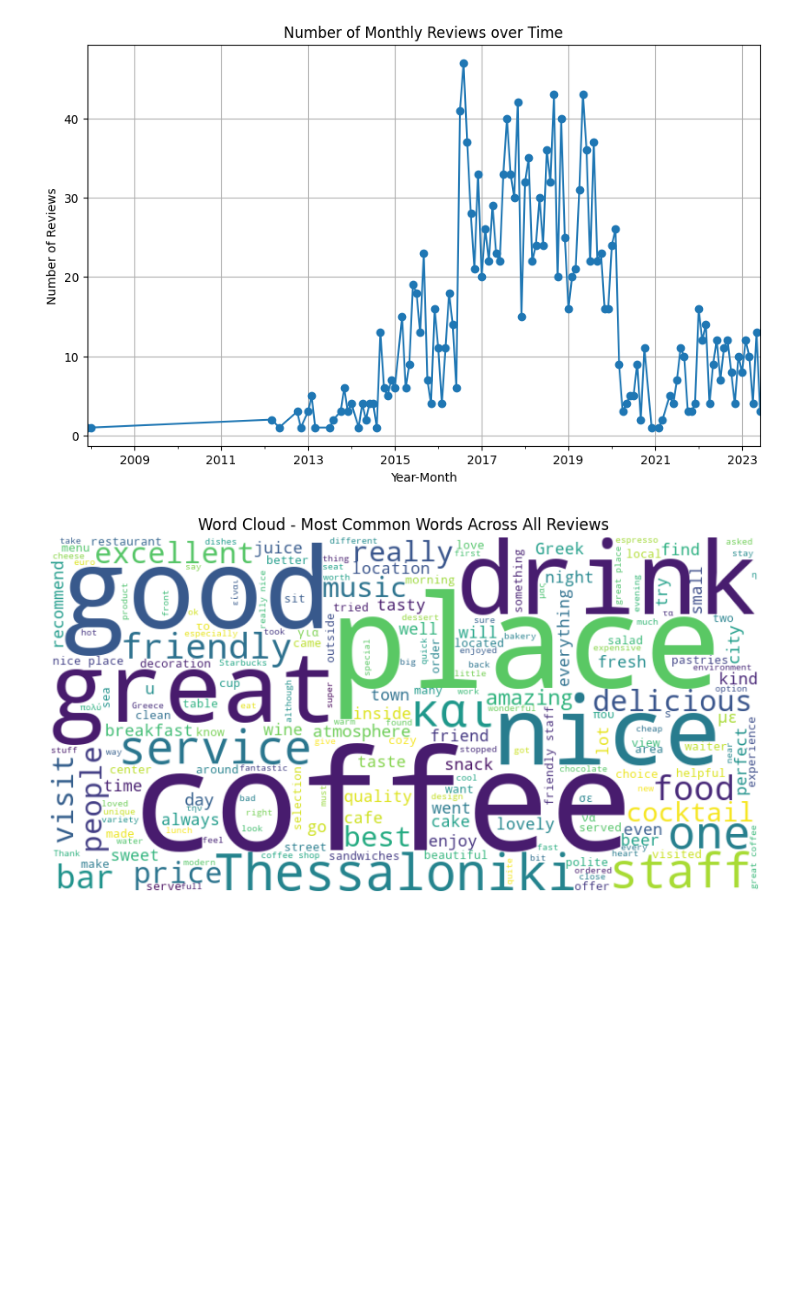
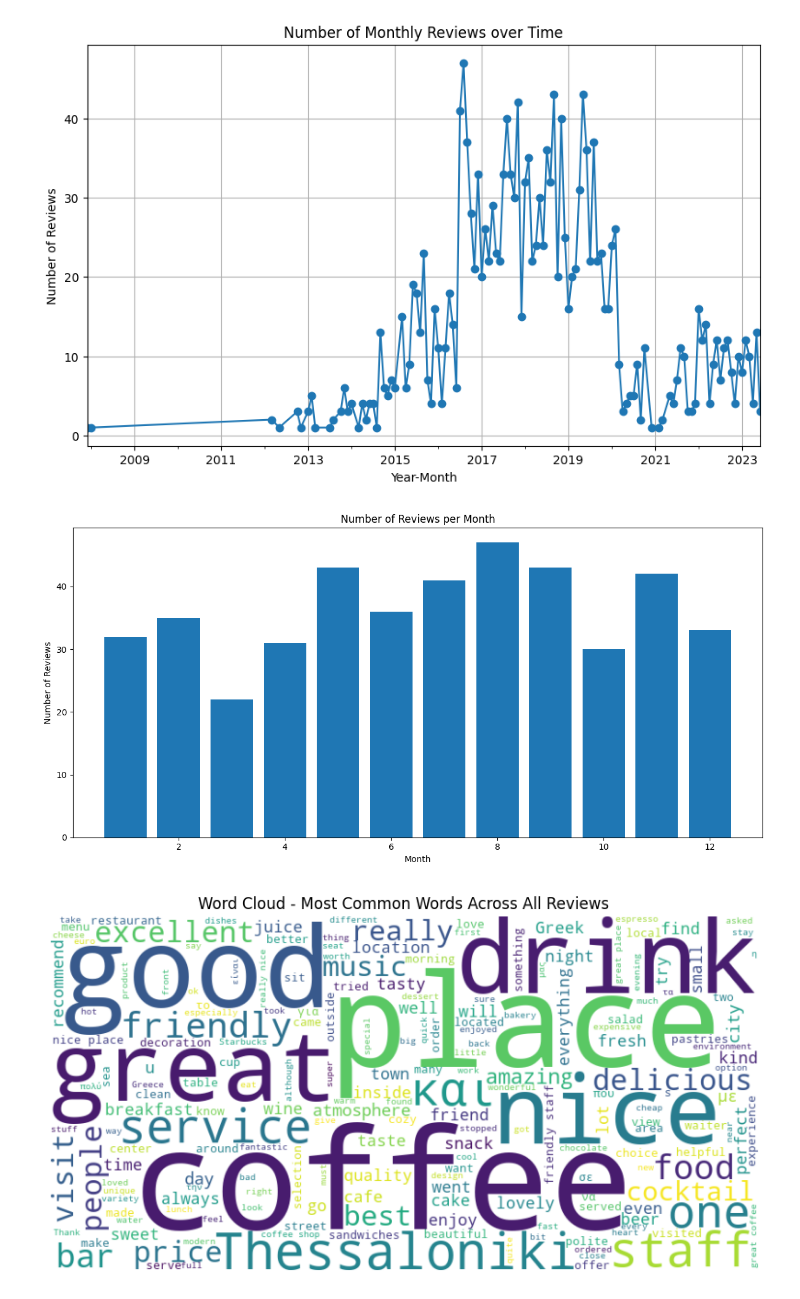
Before and after one commit to VasilikiZarkadoula/Trip-Advisor-Web-Scraping-Auth-2023, a Jupyter notebook: query1_4.ipynb, the cells around one changed output. Saved outputs shown, nothing was run; the diff lists cells and outputs as text; code cells hidden in the pictures; blank space fills up the shorter version.

```diff
--- a/query1_4.ipynb
+++ b/query1_4.ipynb
@@ -35,6 +35,30 @@ plt.grid(True)
 plt.show()
 # %% [output]
 [figure]
+# %%
+import pandas as pd
+import matplotlib.pyplot as plt
+
+# Assuming your DataFrame is named 'df' with 'Year', 'Month', and 'Review Date' columns
+
+# Group reviews by year and month and count the number of reviews in each month
+monthly_reviews = df.groupby(['Year', 'Month']).count()['Review Date']
+
+# Convert the grouped data to a DataFrame
+monthly_reviews_df = monthly_reviews.reset_index()
+
+# Plotting
+fig, ax = plt.subplots(figsize=(12, 6))
+
+ax.bar(monthly_reviews_df['Month'], monthly_reviews_df['Review Date'])
+ax.set_xlabel('Month')
+ax.set_ylabel('Number of Reviews')
+ax.set_title('Number of Reviews per Month')
+
+plt.tight_layout()
+plt.show()
+# %% [output]
+[figure, added]
 # %%
 # Most common words across all reviews
 count_vectorizer = CountVectorizer(stop_words='english', ngram_range=(1, 1))
```
